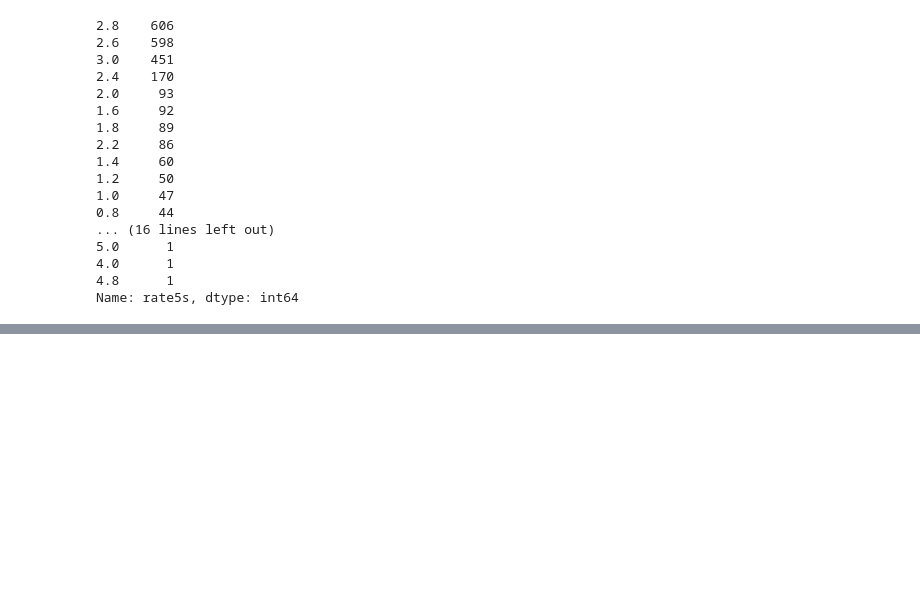
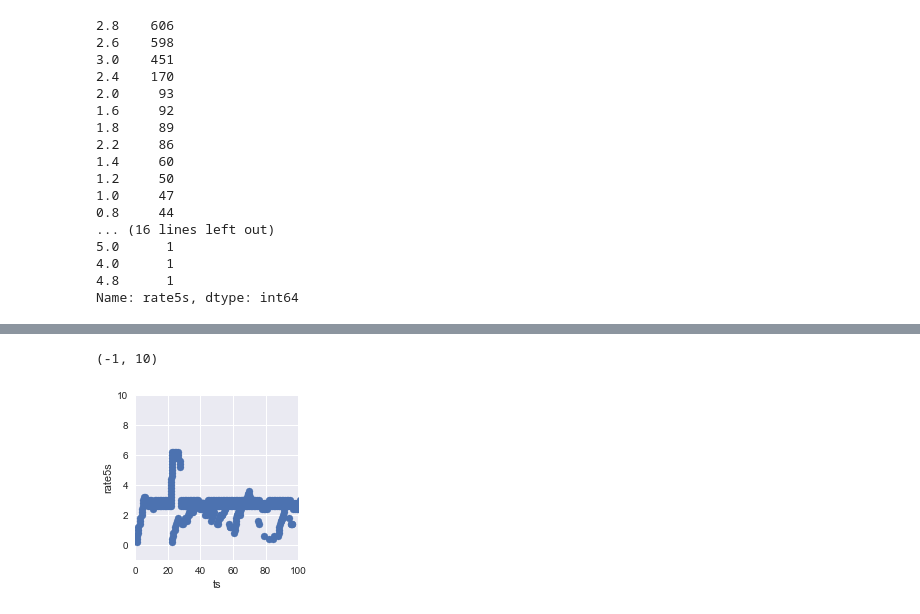
Before and after one commit to JosephKevin/TimeSeriesPrediction, a Jupyter notebook: ts_prediction_playground.ipynb, the cells around one changed output, grey strips where cells are left out. Saved outputs shown, nothing was run; the diff lists cells and outputs as text; code cells hidden in the pictures; blank space fills up the shorter version.

```diff
--- a/ts_prediction_playground.ipynb
+++ b/ts_prediction_playground.ipynb
@@ -234,0 +241,8 @@ exec_clean[(exec_clean.rate1s > 5)].sort_values(by='depth')
+# %%
+g = sns.FacetGrid(exec_clean)
+g.map(plt.scatter, "ts", "rate5s")
+plt.xlim(0, 100)
+plt.ylim(-1, 10)
+# %% [output]
+(-1, 10)
+[figure, added]
```
Also changed, not shown: parts of 7 cells of this notebook.
